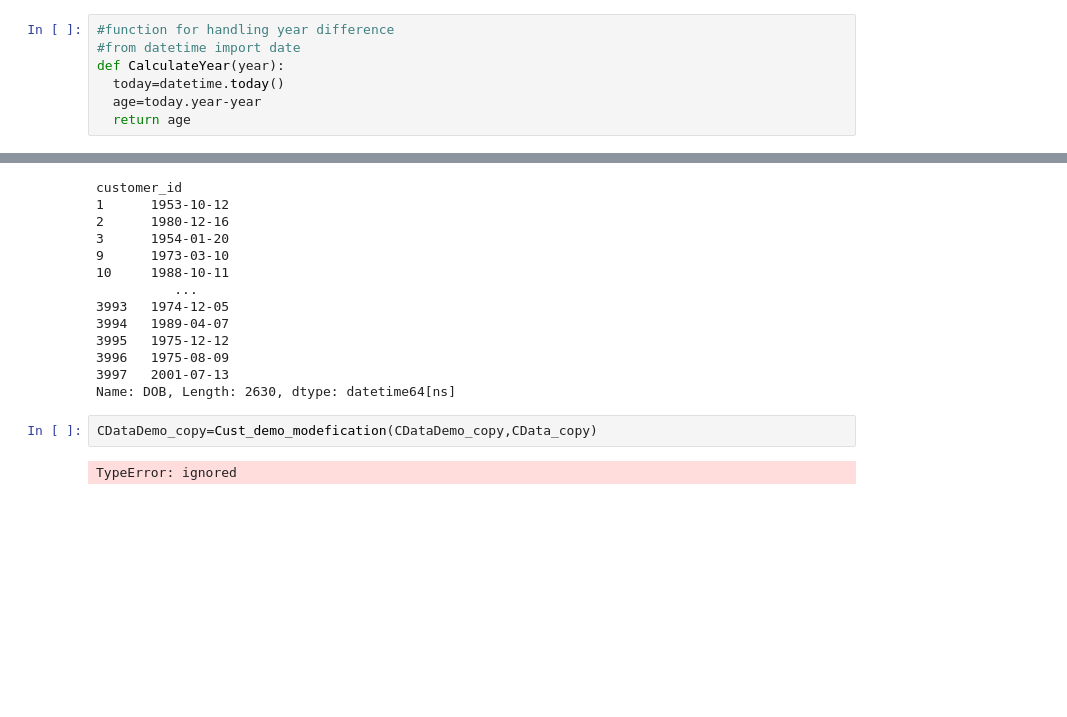
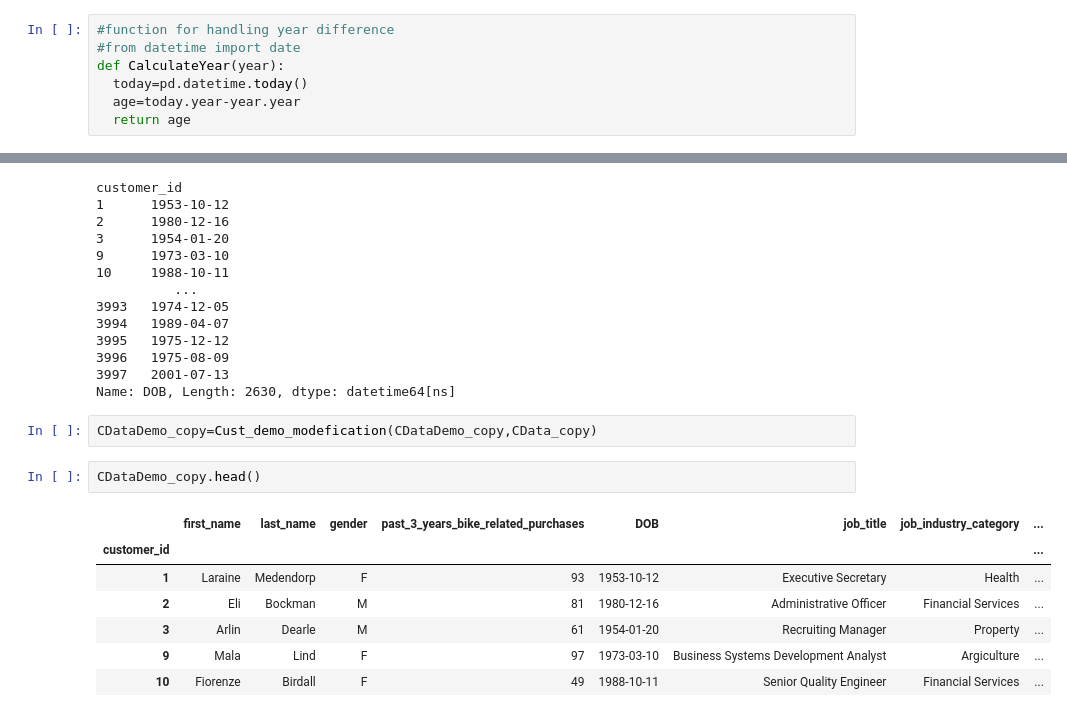
Before and after one commit to Ayanlola2002/KPMG-VIRTUAL_INTERNSHIP-, a Jupyter notebook: KPMG.ipynb, the cells around one changed output, grey strips where cells are left out. Cells and saved outputs as stored; diff of their text form; blank space fills up the shorter version.

```diff
--- a/KPMG.ipynb
+++ b/KPMG.ipynb
@@ -368,8 +361,8 @@ def ConvertGender(sex):
 #function for handling year difference
 #from datetime import date
 def CalculateYear(year):
-  today=datetime.today()
-  age=today.year-year
+  today=pd.datetime.today()
+  age=today.year-year.year
   return age
 # %%
 #modifying the customer_demo_data dataframe
@@ -402,5 +395,13 @@ customer_id
 Name: DOB, Length: 2630, dtype: datetime64[ns]
 # %%
 CDataDemo_copy=Cust_demo_modefication(CDataDemo_copy,CData_copy)
-# %% [output]
-TypeError: ignored
+# %%
+CDataDemo_copy.head()
+# %% [output]
+|  | first_name | last_name | gender | past_3_years_bike_related_purchases | DOB | job_title | job_industry_category | ... |
+| customer_id |  |  |  |  |  |  |  | ... |
+| 1 | Laraine | Medendorp | F | 93 | 1953-10-12 | Executive Secretary | Health | ... |
+| 2 | Eli | Bockman | M | 81 | 1980-12-16 | Administrative Officer | Financial Services | ... |
+| 3 | Arlin | Dearle | M | 61 | 1954-01-20 | Recruiting Manager | Property | ... |
+| 9 | Mala | Lind | F | 97 | 1973-03-10 | Business Systems Development Analyst | Argiculture | ... |
+| 10 | Fiorenze | Birdall | F | 49 | 1988-10-11 | Senior Quality Engineer | Financial Services | ... |
```
Also changed, not shown: parts of 7 cells of this notebook.
